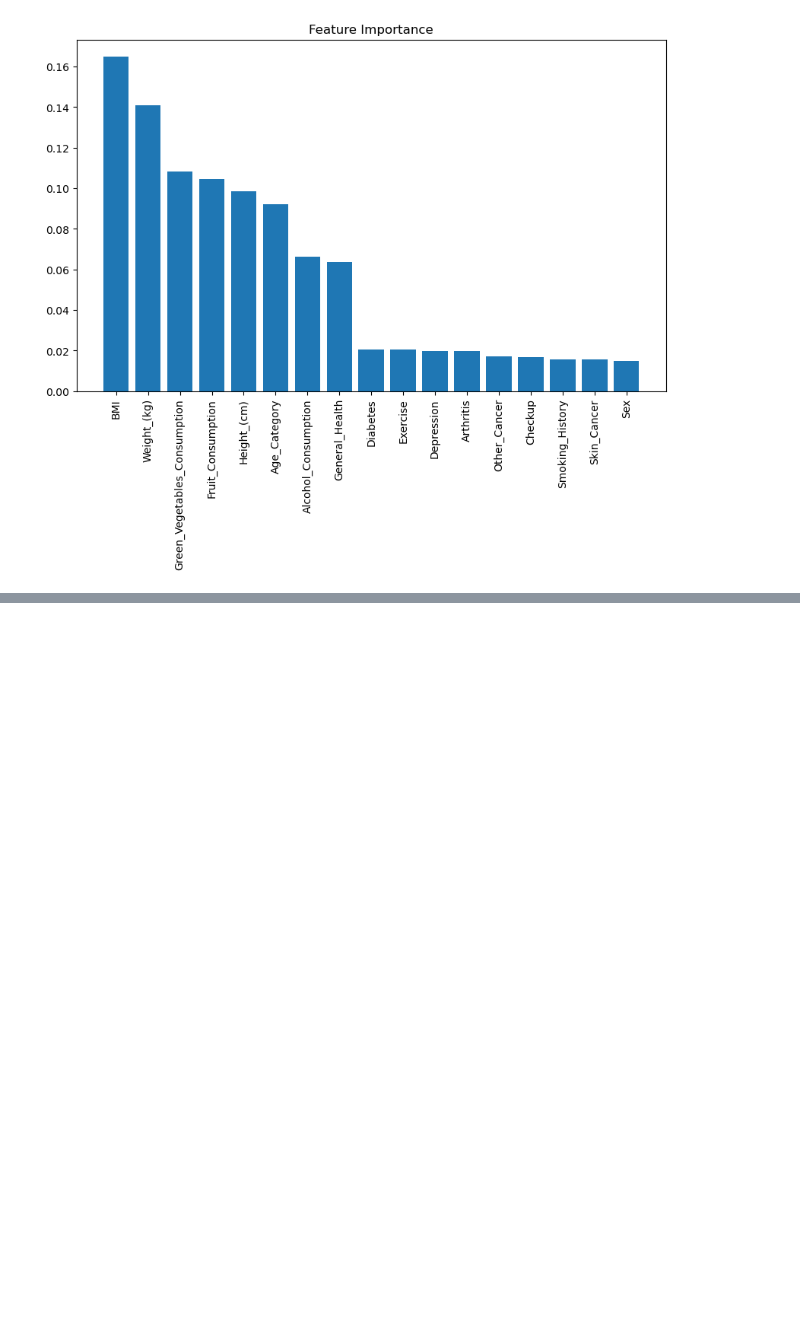
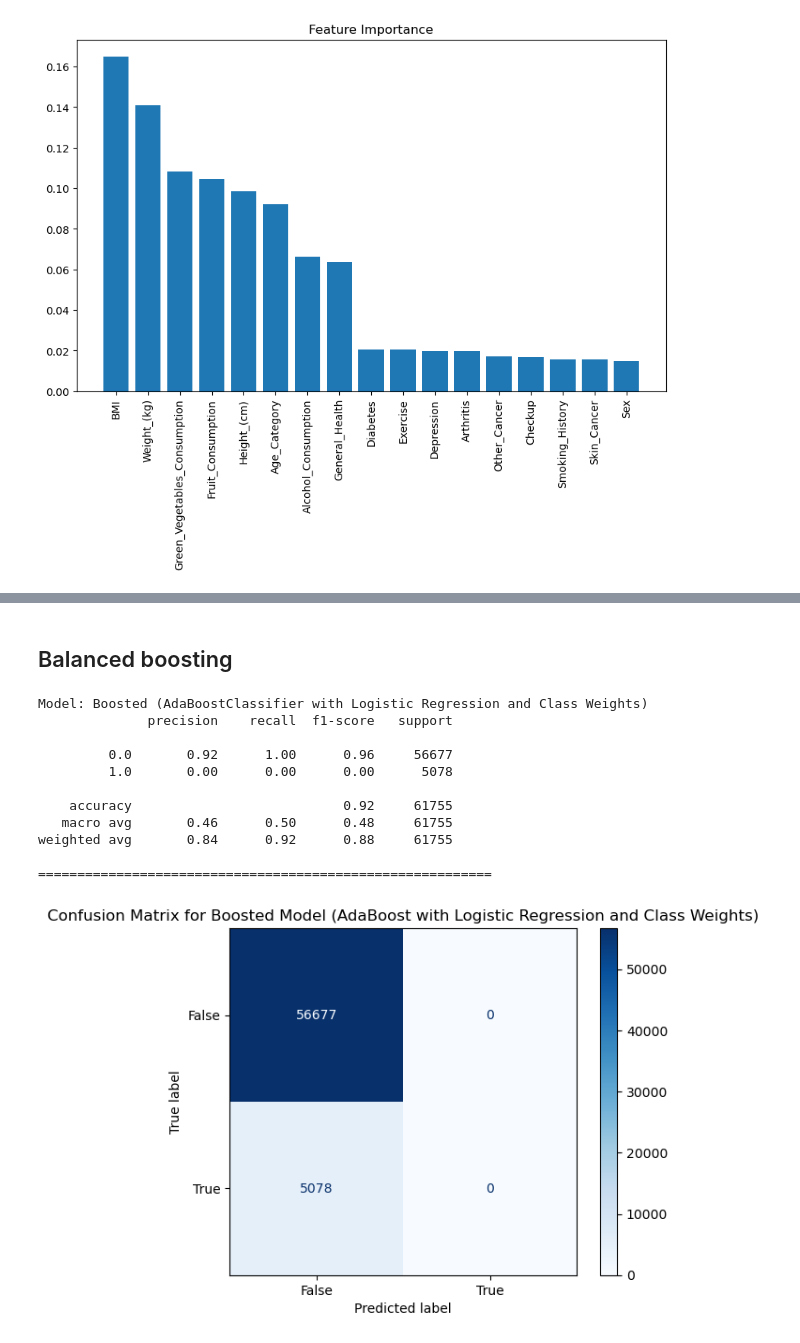
Before and after one commit to ziyanoffl/Heart_Disease_Prediction, a Jupyter notebook: data_modelling_cardiovascular.ipynb, the cells around one changed output, grey strips where cells are left out. Drawn from its saved outputs; the diff is of its cells as text; code cells hidden in the pictures; blank space fills up the shorter version.

```diff
--- a/data_modelling_cardiovascular.ipynb
+++ b/data_modelling_cardiovascular.ipynb
@@ -1456,0 +1557,50 @@ plt.show()
+# %% [markdown]
+## Balanced boosting
+# %%
+from sklearn.ensemble import AdaBoostClassifier
+from sklearn.linear_model import LogisticRegression
+from sklearn.metrics import accuracy_score, precision_score, recall_score, f1_score, classification_report, confusion_matrix, ConfusionMatrixDisplay
+import matplotlib.pyplot as plt
+
+# Create a logistic regression base estimator without class weight
+log_reg_base = LogisticRegression(C=0.1, penalty='l1', solver='liblinear', random_state=42, max_iter=500)
+
+# Create an AdaBoostClassifier with logistic regression as the base estimator and class weight
+ada_boost = AdaBoostClassifier(base_estimator=log_reg_base, n_estimators=100, random_state=42)
+
+# Fit the AdaBoostClassifier on the scaled training data with class weights
+ada_boost.fit(X_train, y_train, sample_weight=y_train.map({0: 1, 1: 5}))  # Adjust the class weight as needed
+
+# Get predictions
+y_pred_boosted = ada_boost.predict(X_test)
+
+# Evaluate the performance metrics for the boosted model
+accuracy_boosted = accuracy_score(y_test, y_pred_boosted)
+precision_boosted = precision_score(y_test, y_pred_boosted, zero_division=1)  # Set zero_division parameter to handle warnings
+recall_boosted = recall_score(y_test, y_pred_boosted, zero_division=1)
+f1_boosted = f1_score(y_test, y_pred_boosted, zero_division=1)
+
+# Print the results for the boosted model
+print("Model: Boosted (AdaBoostClassifier with Logistic Regression and Class Weights)")
+print(classification_report(y_test, y_pred_boosted))
+print('==========================================================')
+
+# Calculate and display the confusion matrix for the boosted model
+cm_boosted = confusion_matrix(y_test, y_pred_boosted)
+disp_boosted = ConfusionMatrixDisplay(confusion_matrix=cm_boosted, display_labels=["False", "True"])
+disp_boosted.plot(cmap=plt.cm.Blues)
+plt.title("Confusion Matrix for Boosted Model (AdaBoost with Logistic Regression and Class Weights)")
+plt.show()
+# %% [output]
+Model: Boosted (AdaBoostClassifier with Logistic Regression and Class Weights)
+              precision    recall  f1-score   support
+
+         0.0       0.92      1.00      0.96     56677
+         1.0       0.00      0.00      0.00      5078
+
+    accuracy                           0.92     61755
+   macro avg       0.46      0.50      0.48     61755
+weighted avg       0.84      0.92      0.88     61755
+
+==========================================================
+[figure, added]
```
Also changed, not shown: parts of 21 cells of this notebook.
